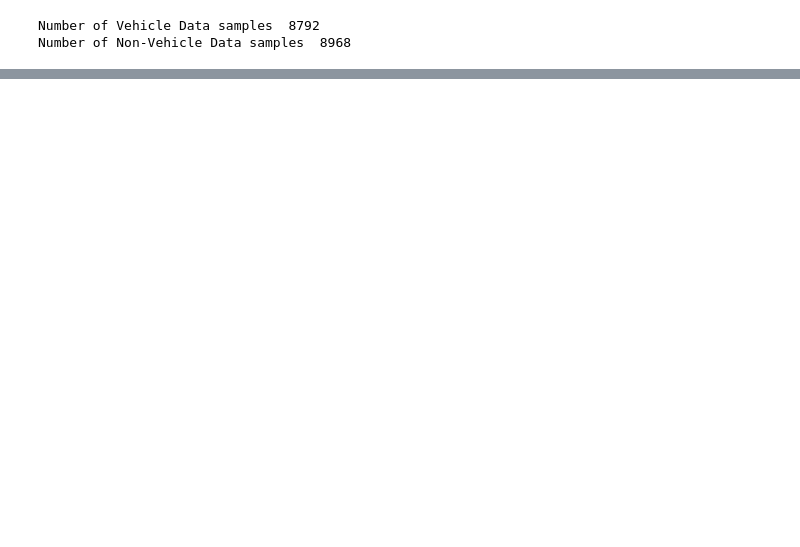
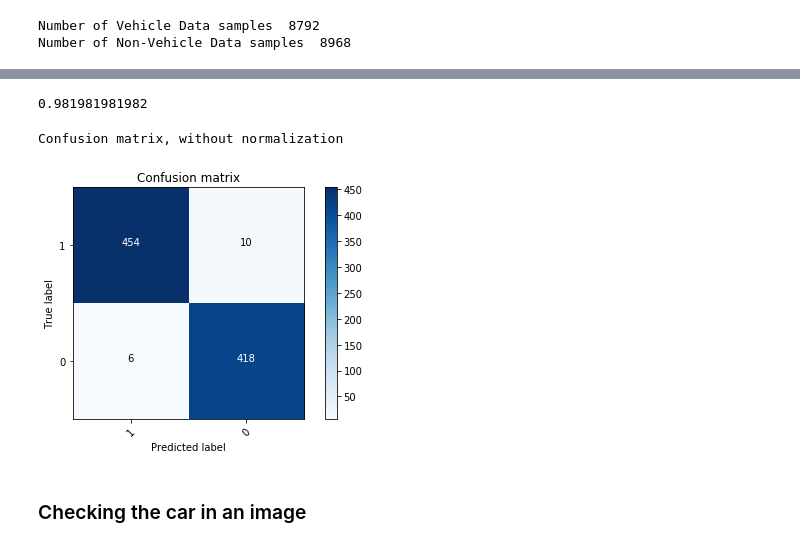
Before and after one commit to Keshav-Aggarwal/Simulator_Data, a Jupyter notebook: Untitled.ipynb, the cells around one changed output, grey strips where cells are left out. Drawn from its saved outputs; the diff is of its cells as text; code cells hidden in the pictures; blank space fills up the shorter version.

```diff
--- a/Untitled.ipynb
+++ b/Untitled.ipynb
@@ -136,2 +42,0 @@ pc = PCA(50)
-# %%
-X_train = pc.fit_transform(X_train)
@@ -187,0 +104,6 @@ class PipelineComplete(BaseEstimator, TransformerMixin):
+# %%
+%%time
+pc = PCA(10)
+std = StandardScaler()
+features_extracted, pc, std = transform(X_train, pc, True, std, True)
+test_features, pcT, stdT = transform(X_test, pc, False, std, False)
@@ -187,0 +122,5 @@ class PipelineComplete(BaseEstimator, TransformerMixin):
+# %%
+%time
+from sklearn.ensemble import ExtraTreesClassifier
+treeClf = ExtraTreesClassifier(n_estimators=20)
+treeClf.fit(features_extracted, y_train)
@@ -187,0 +135,7 @@ class PipelineComplete(BaseEstimator, TransformerMixin):
+# %%
+%%time
+from sklearn.svm import LinearSVC
+classifier = LinearSVC(verbose=5)
+parameters = {'C':[1]}
+clf = grid_search.GridSearchCV(classifier, parameters, verbose=5)
+clf.fit(features_extracted, y_train)
@@ -187,0 +158,39 @@ class PipelineComplete(BaseEstimator, TransformerMixin):
+# %%
+print(clf.score(test_features, y_test))
+# %% [output]
+0.981981981982
+# %%
+def plot_confusion_matrix(cm, classes,normalize=False,title='Confusion matrix',cmap=plt.cm.Blues):
+    if normalize:
+        cm = cm.astype('float') / cm.sum(axis=1)[:, np.newaxis]
+        print("Normalized confusion matrix")
+    else:
+        print('Confusion matrix, without normalization')
+
+    plt.imshow(cm, interpolation='nearest', cmap=cmap)
+    plt.title(title)
+    plt.colorbar()
+    tick_marks = np.arange(len(classes))
+    plt.xticks(tick_marks, classes, rotation=45)
+    plt.yticks(tick_marks, classes)
+
+    fmt = '.2f' if normalize else 'd'
+    thresh = cm.max() / 2.
+    for i, j in itertools.product(range(cm.shape[0]), range(cm.shape[1])):
+        plt.text(j, i, format(cm[i, j], fmt),
+                 horizontalalignment="center",
+                 color="white" if cm[i, j] > thresh else "black")
+
+    plt.tight_layout()
+    plt.ylabel('True label')
+    plt.xlabel('Predicted label')
+
+y_pred = clf.predict(test_features)
+cm = confusion_matrix(y_test, y_pred)
+
+plot_confusion_matrix(cm, y_label_class, False)
+# %% [output]
+Confusion matrix, without normalization
+[figure, added]
+# %% [markdown]
+### Checking the car in an image
```
Also changed, not shown: parts of 41 cells of this notebook, 3 other files.
